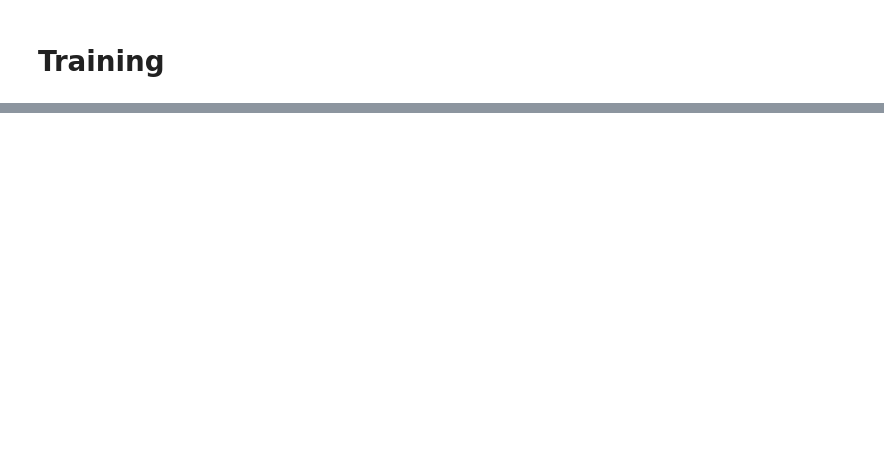
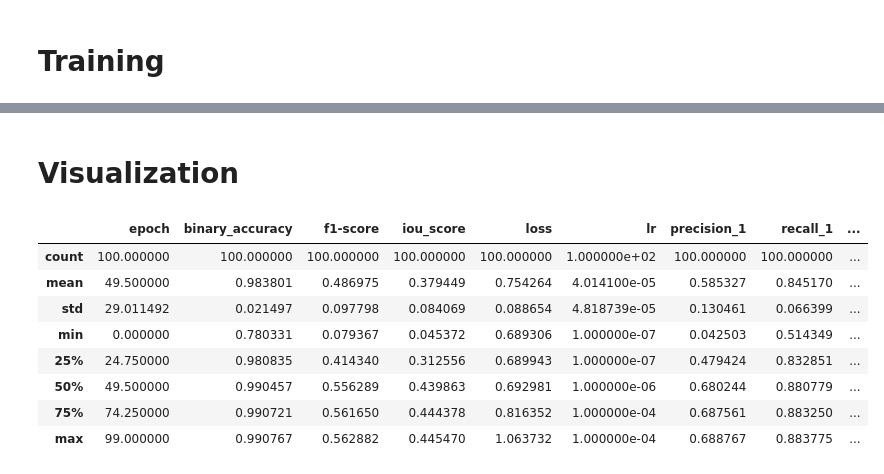
Before and after one commit to Chiffaa/Glacier-lakes-detection-using-multi-resolution-input-channels, a Jupyter notebook: tf_demo.ipynb, the cells around one changed output, grey strips where cells are left out. Saved outputs shown, nothing was run; the diff lists cells and outputs as text; code cells hidden in the pictures; blank space fills up the shorter version.

```diff
--- a/tf_demo.ipynb
+++ b/tf_demo.ipynb
@@ -185,0 +202,15 @@ Epoch 1/10
+# %% [markdown]
+# Visualization
+# %%
+log = pd.read_csv(f"../logs/log_1024.csv")
+log.describe()
+# %% [output]
+|  | epoch | binary_accuracy | f1-score | iou_score | loss | lr | precision_1 | recall_1 | ... |
+| count | 100.000000 | 100.000000 | 100.000000 | 100.000000 | 100.000000 | 1.000000e+02 | 100.000000 | 100.000000 | ... |
+| mean | 49.500000 | 0.983801 | 0.486975 | 0.379449 | 0.754264 | 4.014100e-05 | 0.585327 | 0.845170 | ... |
+| std | 29.011492 | 0.021497 | 0.097798 | 0.084069 | 0.088654 | 4.818739e-05 | 0.130461 | 0.066399 | ... |
+| min | 0.000000 | 0.780331 | 0.079367 | 0.045372 | 0.689306 | 1.000000e-07 | 0.042503 | 0.514349 | ... |
+| 25% | 24.750000 | 0.980835 | 0.414340 | 0.312556 | 0.689943 | 1.000000e-07 | 0.479424 | 0.832851 | ... |
+| 50% | 49.500000 | 0.990457 | 0.556289 | 0.439863 | 0.692981 | 1.000000e-06 | 0.680244 | 0.880779 | ... |
+| 75% | 74.250000 | 0.990721 | 0.561650 | 0.444378 | 0.816352 | 1.000000e-04 | 0.687561 | 0.883250 | ... |
+| max | 99.000000 | 0.990767 | 0.562882 | 0.445470 | 1.063732 | 1.000000e-04 | 0.688767 | 0.883775 | ... |
```
Also changed, not shown: parts of 44 cells of this notebook, 3 other files.
